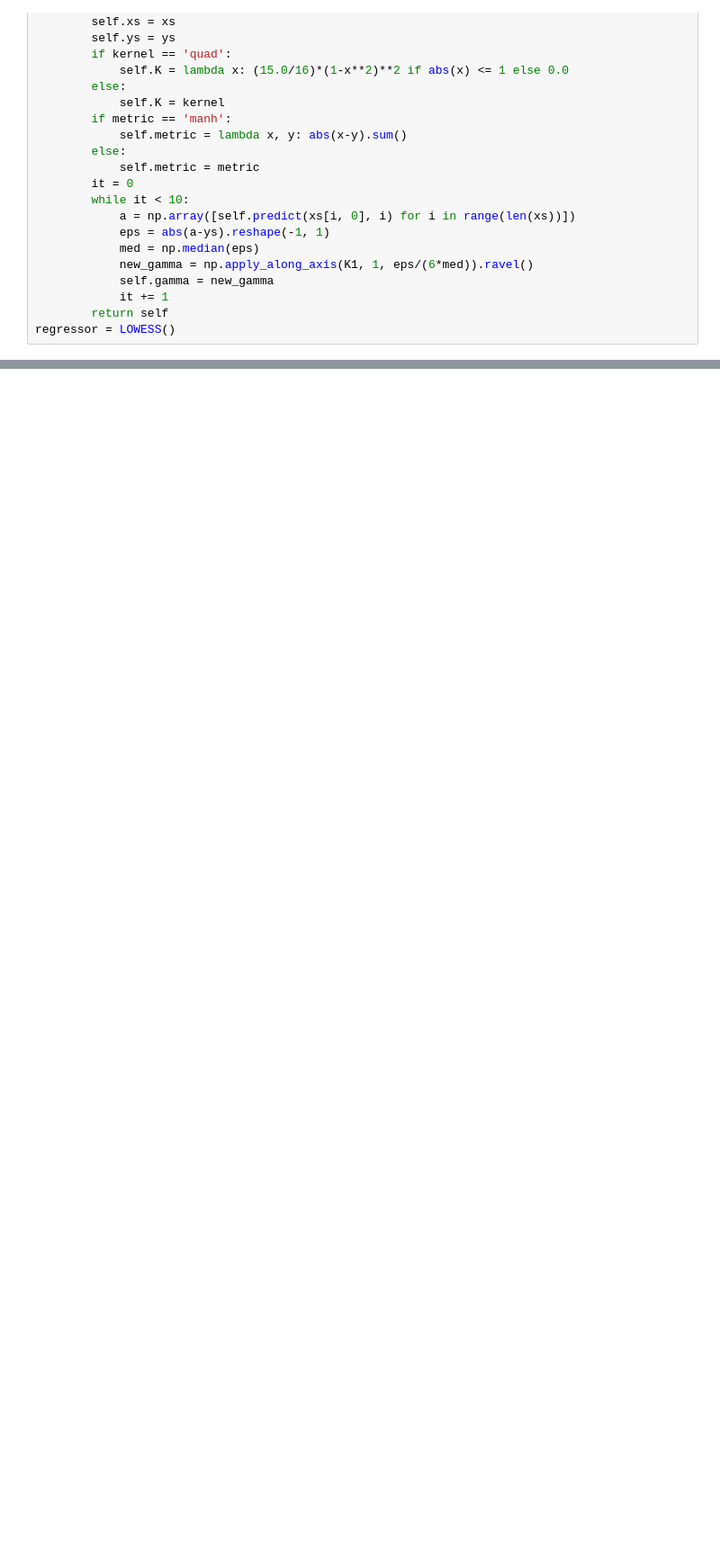
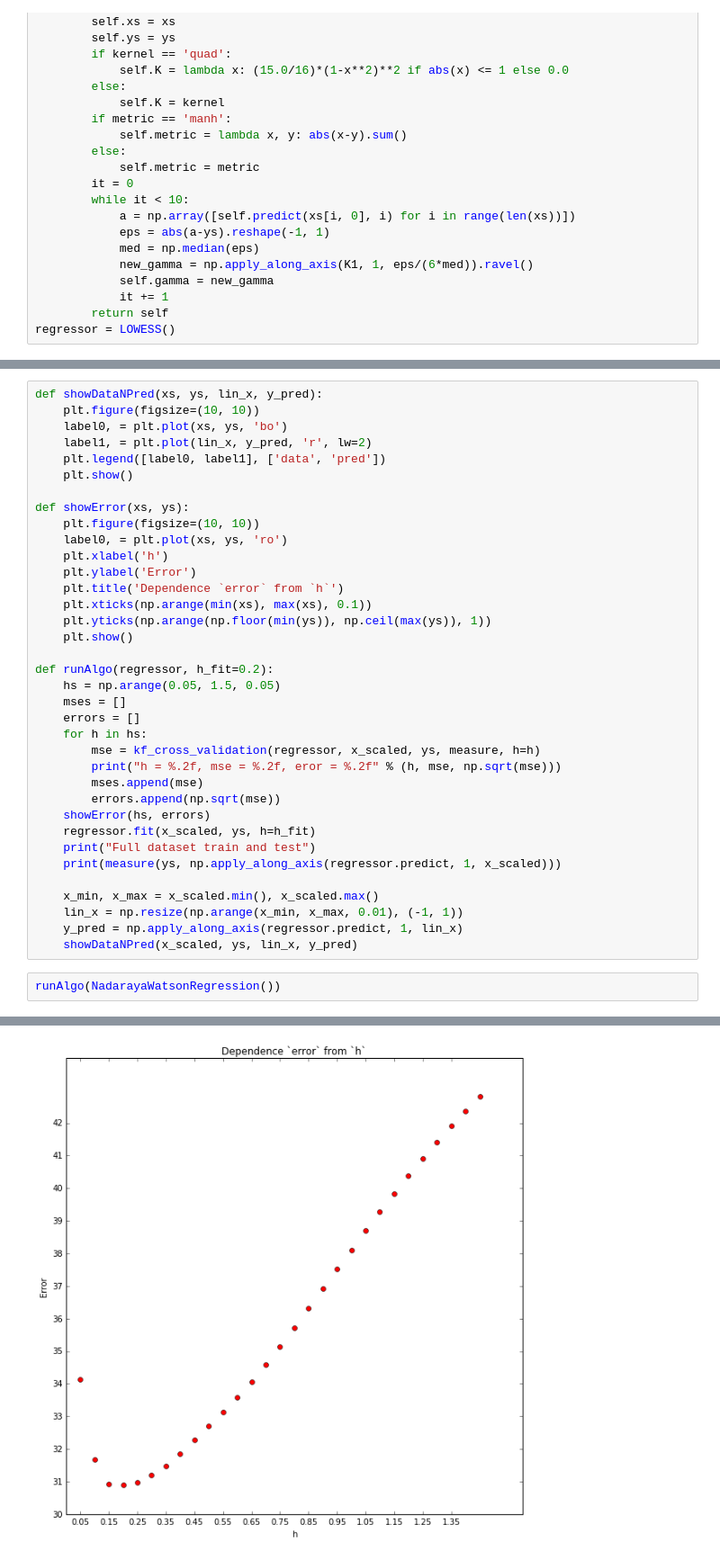
Before and after one commit to pva701/ITMO-ML, a Jupyter notebook: hw5/hw5.ipynb, the cells around one changed output, grey strips where cells are left out. Shown: that part at 90% size. Drawn from its saved outputs; the diff is of its cells as text; blank space fills up the shorter version.

```diff
--- a/hw5/hw5.ipynb
+++ b/hw5/hw5.ipynb
@@ -189,0 +190,39 @@ showDataNPred(x_scaled, ys, lin_x, y_pred)
+# %%
+def showDataNPred(xs, ys, lin_x, y_pred):
+    plt.figure(figsize=(10, 10))
+    label0, = plt.plot(xs, ys, 'bo')
+    label1, = plt.plot(lin_x, y_pred, 'r', lw=2)
+    plt.legend([label0, label1], ['data', 'pred'])
+    plt.show()
+
+def showError(xs, ys):
+    plt.figure(figsize=(10, 10))
+    label0, = plt.plot(xs, ys, 'ro')
+    plt.xlabel('h')
+    plt.ylabel('Error')
+    plt.title('Dependence `error` from `h`')
+    plt.xticks(np.arange(min(xs), max(xs), 0.1))
+    plt.yticks(np.arange(np.floor(min(ys)), np.ceil(max(ys)), 1))
+    plt.show()
+
+def runAlgo(regressor, h_fit=0.2):
+    hs = np.arange(0.05, 1.5, 0.05)
+    mses = []
+    errors = []
+    for h in hs:
+        mse = kf_cross_validation(regressor, x_scaled, ys, measure, h=h)
+        print("h = %.2f, mse = %.2f, eror = %.2f" % (h, mse, np.sqrt(mse)))
+        mses.append(mse)
+        errors.append(np.sqrt(mse))
+    showError(hs, errors)
+    regressor.fit(x_scaled, ys, h=h_fit)
+    print("Full dataset train and test")
+    print(measure(ys, np.apply_along_axis(regressor.predict, 1, x_scaled)))
+
+    x_min, x_max = x_scaled.min(), x_scaled.max()
+    lin_x = np.resize(np.arange(x_min, x_max, 0.01), (-1, 1))
+    y_pred = np.apply_along_axis(regressor.predict, 1, lin_x)
+    showDataNPred(x_scaled, ys, lin_x, y_pred)
+# %%
+runAlgo(NadarayaWatsonRegression())
+# %% [output]
@@ -189,0 +246 @@ showDataNPred(x_scaled, ys, lin_x, y_pred)
+[figure, added]
```
Also changed, not shown: parts of 8 cells of this notebook.
